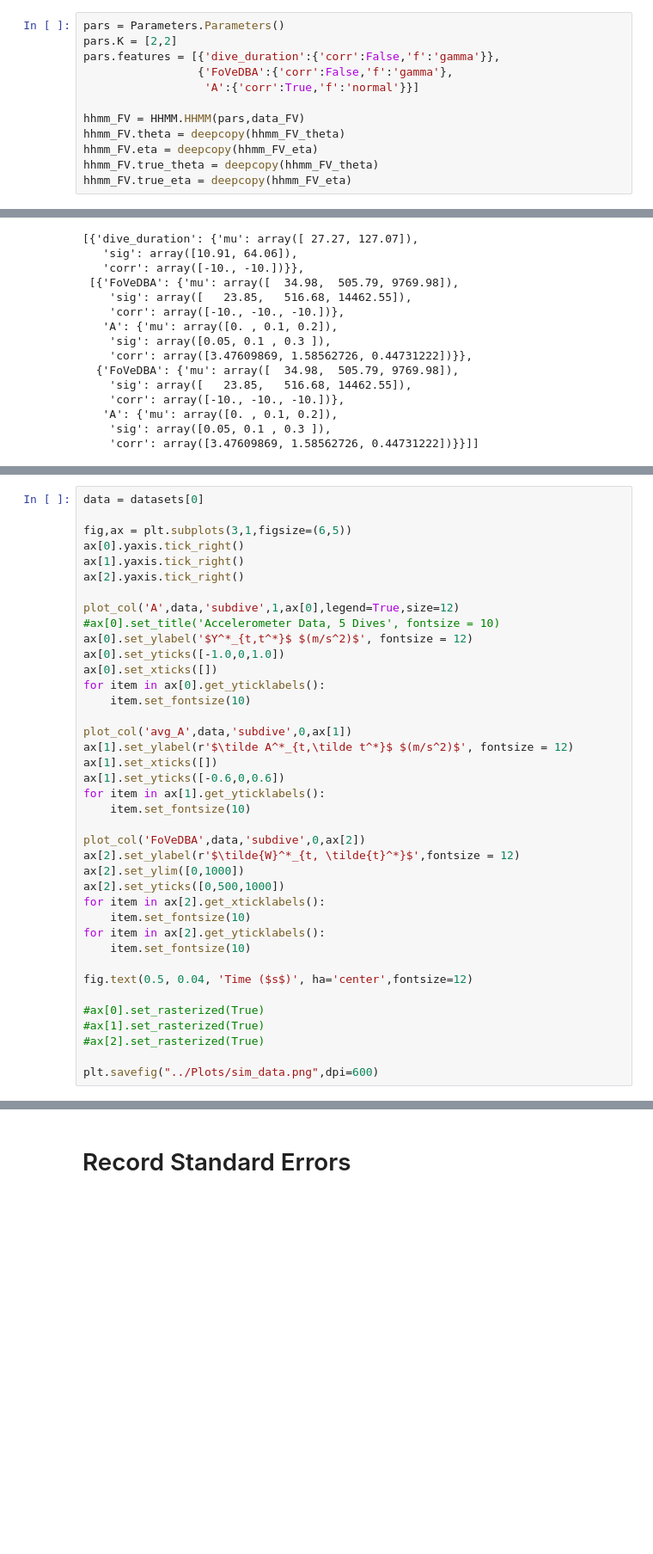
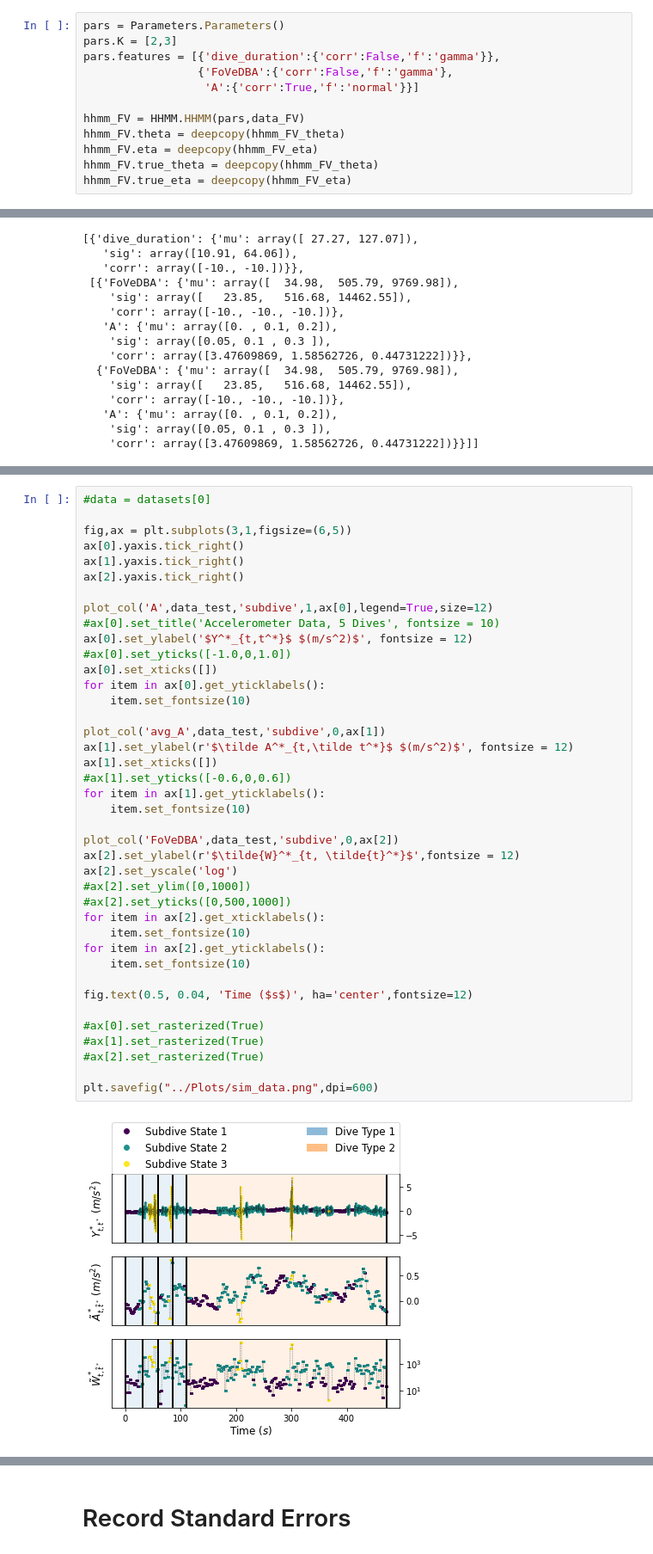
Before and after one commit to evsi8432/CarHHMM, a Jupyter notebook: Code/Simulation Study.ipynb, the cells around one changed output, grey strips where cells are left out. Shown at 86% size. Saved outputs shown, nothing was run; the diff lists cells and outputs as text; blank space fills up the shorter version.

```diff
--- a/Code/Simulation Study.ipynb
+++ b/Code/Simulation Study.ipynb
@@ -363,7 +373,7 @@ hhmm_FV_eta = [eta_crude,eta_fine]
 # Try to relearn generative parameters many times
 # %%
 pars = Parameters.Parameters()
-pars.K = [2,2]
+pars.K = [2,3]
 pars.features = [{'dive_duration':{'corr':False,'f':'gamma'}},
                  {'FoVeDBA':{'corr':False,'f':'gamma'},
                   'A':{'corr':True,'f':'normal'}}]
@@ -738,44 +780,47 @@ def plot_col(col,data,color,level,ax,legend=False,size=16,num_dives=5):
 
     return
 # %%
-data = datasets[0]
+#data = datasets[0]
 
 fig,ax = plt.subplots(3,1,figsize=(6,5))
 ax[0].yaxis.tick_right()
 ax[1].yaxis.tick_right()
 ax[2].yaxis.tick_right()
 
-plot_col('A',data,'subdive',1,ax[0],legend=True,size=12)
+plot_col('A',data_test,'subdive',1,ax[0],legend=True,size=12)
 #ax[0].set_title('Accelerometer Data, 5 Dives', fontsize = 10)
 ax[0].set_ylabel('$Y^*_{t,t^*}$ $(m/s^2)$', fontsize = 12)
-ax[0].set_yticks([-1.0,0,1.0])
+#ax[0].set_yticks([-1.0,0,1.0])
 ax[0].set_xticks([])
 for item in ax[0].get_yticklabels():
     item.set_fontsize(10)
 
-plot_col('avg_A',data,'subdive',0,ax[1])
+plot_col('avg_A',data_test,'subdive',0,ax[1])
 ax[1].set_ylabel(r'$\tilde A^*_{t,\tilde t^*}$ $(m/s^2)$', fontsize = 12)
 ax[1].set_xticks([])
-ax[1].set_yticks([-0.6,0,0.6])
+#ax[1].set_yticks([-0.6,0,0.6])
 for item in ax[1].get_yticklabels():
     item.set_fontsize(10)
 
-plot_col('FoVeDBA',data,'subdive',0,ax[2])
+plot_col('FoVeDBA',data_test,'subdive',0,ax[2])
 ax[2].set_ylabel(r'$\tilde{W}^*_{t, \tilde{t}^*}$',fontsize = 12)
-ax[2].set_ylim([0,1000])
-ax[2].set_yticks([0,500,1000])
+ax[2].set_yscale('log')
+#ax[2].set_ylim([0,1000])
+#ax[2].set_yticks([0,500,1000])
 for item in ax[2].get_xticklabels():
     item.set_fontsize(10)
 for item in ax[2].get_yticklabels():
     item.set_fontsize(10)
 
 fig.text(0.5, 0.04, 'Time ($s$)', ha='center',fontsize=12)
 
 #ax[0].set_rasterized(True)
 #ax[1].set_rasterized(True)
 #ax[2].set_rasterized(True)
 
 plt.savefig("../Plots/sim_data.png",dpi=600)
+# %% [output]
+[figure, added]
 # %%
 fig,ax = plt.subplots(5,1,figsize=(6,8),sharex=True)
 ax[0].yaxis.tick_right()
```
Also changed, not shown: parts of 15 cells of this notebook, 30 other files.
